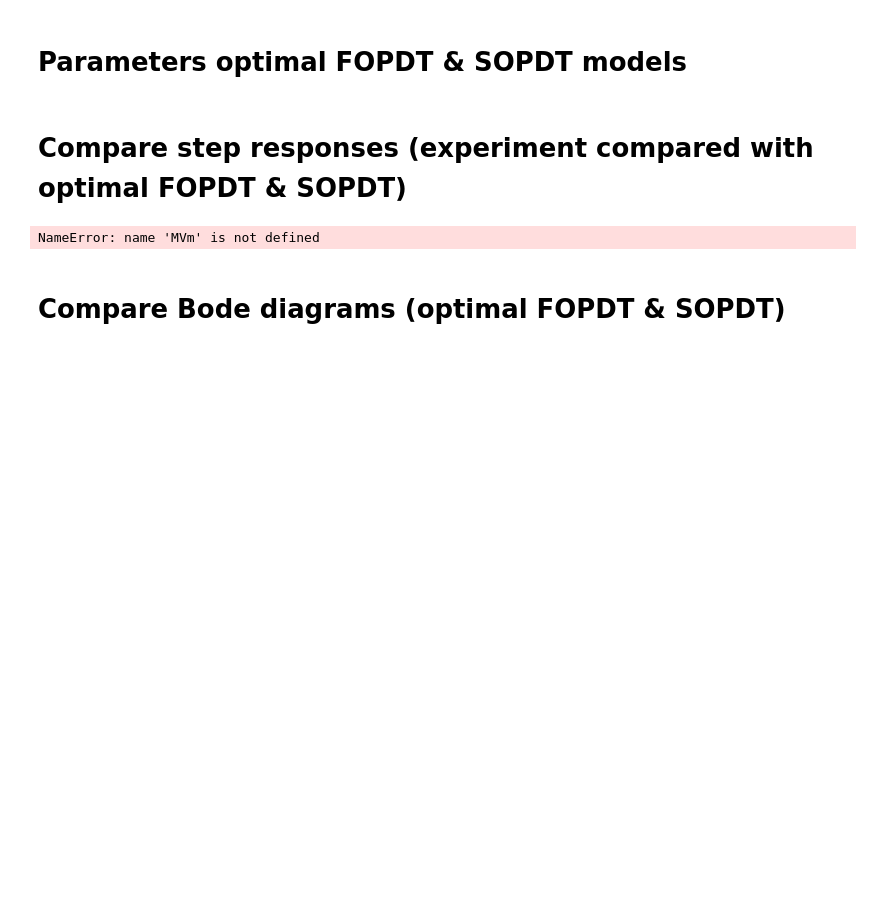
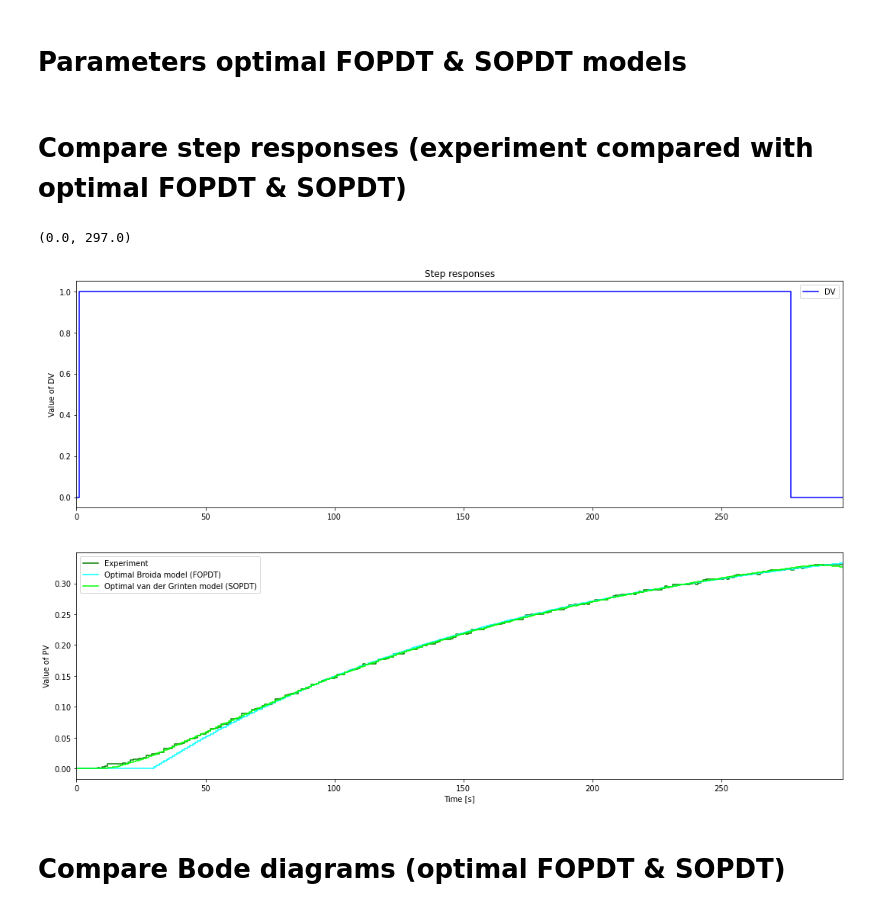
Before and after one commit to Vicoj/TCLab_2023, a Jupyter notebook: simulation_OPL_DV.ipynb, the cells around one changed output. Cells and saved outputs as stored; diff of their text form; code cells hidden in the pictures; blank space fills up the shorter version.

```diff
--- a/simulation_OPL_DV.ipynb
+++ b/simulation_OPL_DV.ipynb
@@ -168,28 +168,29 @@ Ts = 1
 # %% [markdown]
 # Compare step responses (experiment compared with optimal FOPDT & SOPDT)
 # %%
-PV_SOPDTOPT = SOPDT(MVm,Kp_SOPDTOPT,T1_SOPDTOPT,T2_SOPDTOPT,theta_SOPDTOPT,Ts)
-PV_FOPDTOPT = FOPDT(MVm,Kp_FOPDTOPT,T_FOPDTOPT,theta_FOPDTOPT,Ts)
+PV_SOPDTOPT = SOPDT(DVm,Kp_SOPDTOPT,T1_SOPDTOPT,T2_SOPDTOPT,theta_SOPDTOPT,Ts)
+PV_FOPDTOPT = FOPDT(DVm,Kp_FOPDTOPT,T_FOPDTOPT,theta_FOPDTOPT,Ts)
 
 plt.figure(figsize = (18,12))
 
 plt.subplot(2,1,1)
-plt.step(tm,MVm,'b-',label='MV',where='post')
-plt.ylabel('Value of MV')
+plt.step(tm,DVm,'b-',label='DV',where='post')
+plt.ylabel('Value of DV')
 plt.title('Step responses')
 plt.legend(loc='best')
 plt.xlim([0, np.max(tm)])
 
 plt.subplot(2,1,2)
 plt.step(tm,PVm,'g-',label='Experiment',where='post')
 plt.step(tm,PV_FOPDTOPT,'cyan',label='Optimal Broida model (FOPDT)',where='post')
 plt.step(tm,PV_SOPDTOPT,'lime',label='Optimal van der Grinten model (SOPDT)',where='post')
 plt.ylabel('Value of PV')
 plt.xlabel('Time [s]')
 plt.legend(loc='best')
 plt.xlim([0, np.max(tm)])
 # %% [output]
-NameError: name 'MVm' is not defined
+(0.0, 297.0)
+[figure, added]
 # %% [markdown]
 # Compare Bode diagrams (optimal FOPDT & SOPDT)
 # %%
```
Also changed, not shown: parts of 1 cell of this notebook, 7 other files.
